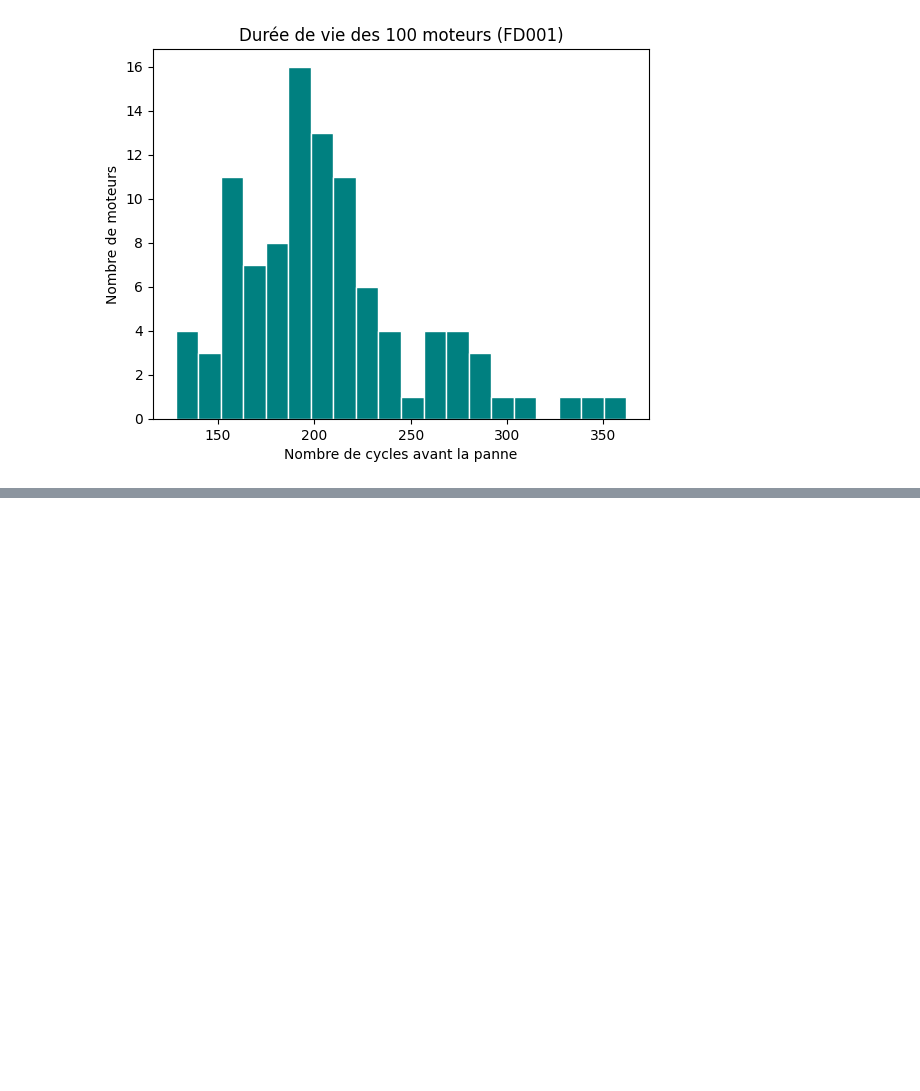
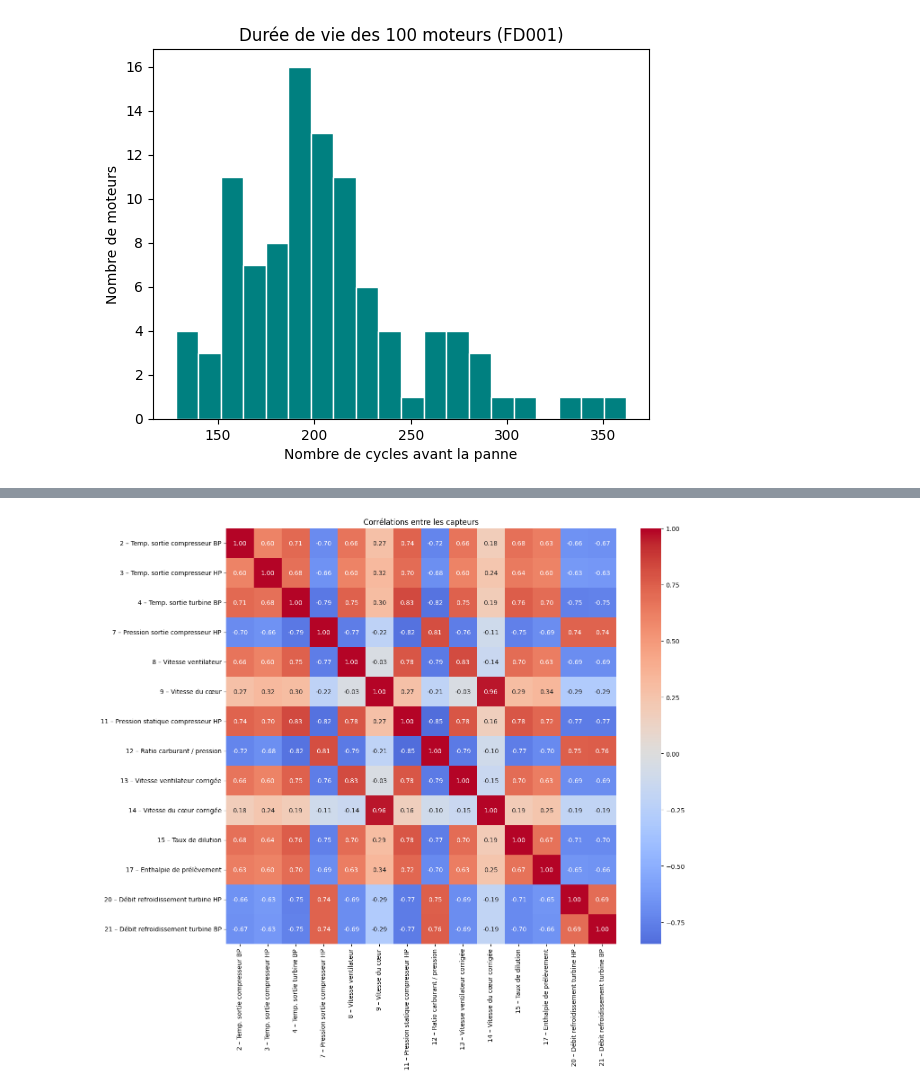
Before and after one commit to Bousara/turbofan-predictive-maintenance, a Jupyter notebook: notebooks/01_exploration.ipynb, the cells around one changed output, grey strips where cells are left out. Cells and saved outputs as stored; diff of their text form; code cells hidden in the pictures; blank space fills up the shorter version.

```diff
--- a/notebooks/01_exploration.ipynb
+++ b/notebooks/01_exploration.ipynb
@@ -103,0 +201,12 @@ plt.show()
+# %%
+import seaborn as sns
+
+etiquettes = {c: f"{c.split('_')[1]} – {noms[c]}" for c in capteurs_utiles}
+
+plt.figure(figsize=(14, 12))
+sns.heatmap(train[capteurs_utiles].rename(columns=etiquettes).corr(),
+            annot=True, fmt=".2f", cmap="coolwarm", center=0)
+plt.title("Corrélations entre les capteurs")
+plt.show()
+# %% [output]
+[figure, added]
```
Also changed, not shown: parts of 7 cells of this notebook.
